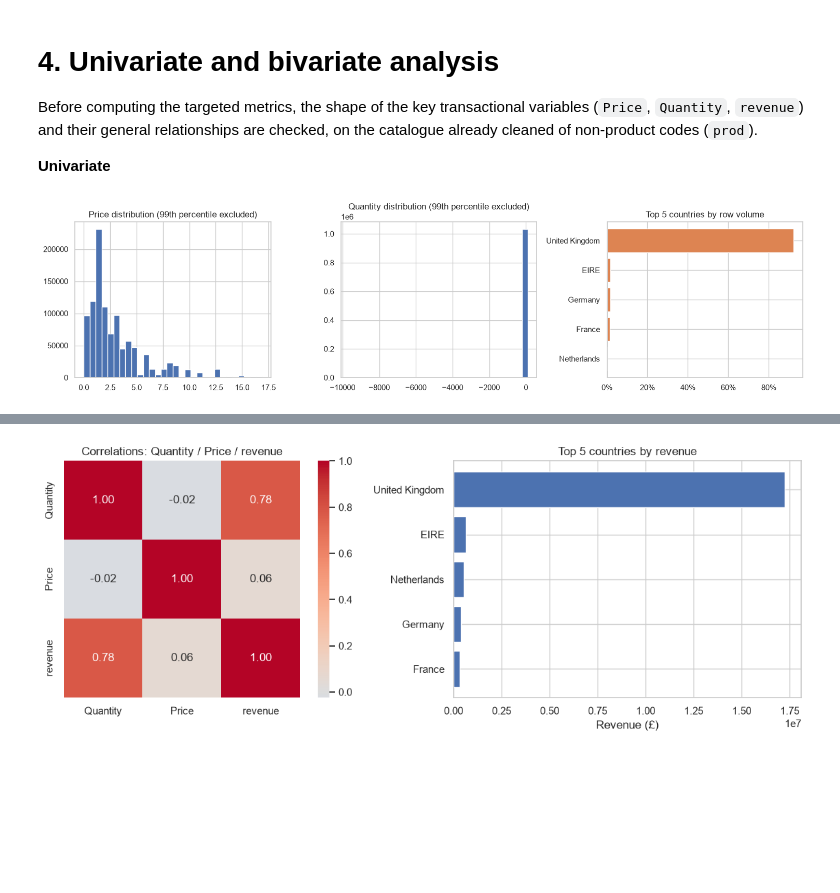
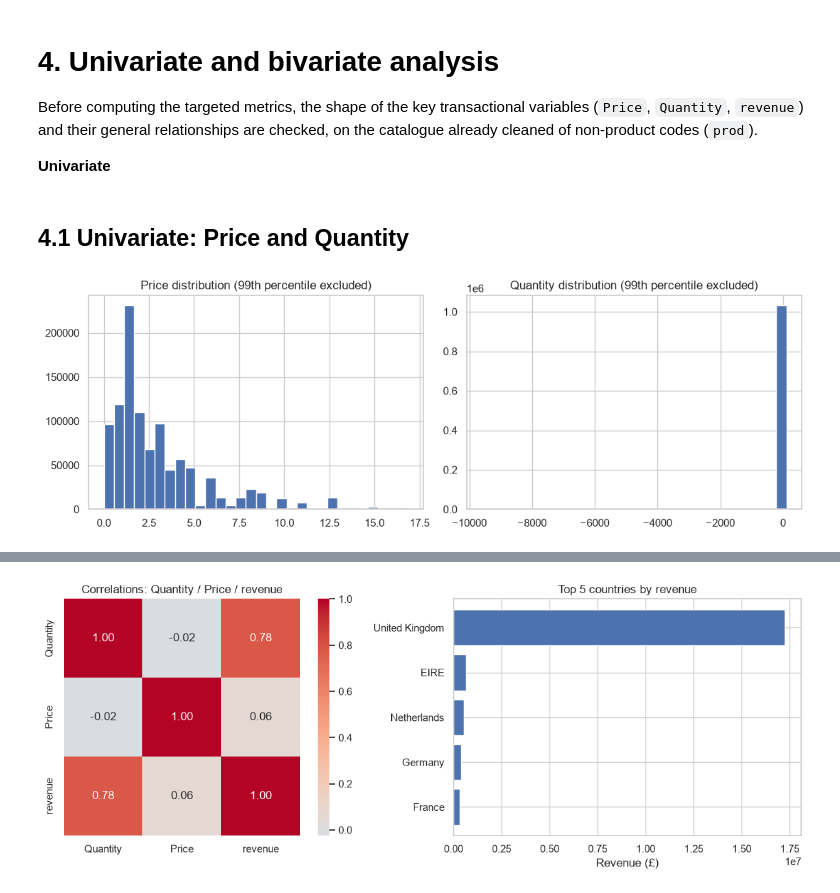
Before and after one commit to juliettebm/customer-analytics-retail, a Jupyter notebook: notebooks/06_catalog_quality.ipynb, the cells around one changed output, grey strips where cells are left out. Saved outputs shown, nothing was run; the diff lists cells and outputs as text; code cells hidden in the pictures; blank space fills up the shorter version.

```diff
--- a/notebooks/06_catalog_quality.ipynb
+++ b/notebooks/06_catalog_quality.ipynb
@@ -123,14 +139,5 @@ Four findings, each quantified in lines and codes affected.
 # %%
-# Q1: non-product codes mixed into the catalogue.
-# List built by inspecting the label of every code that does not follow the standard format
-# (5 digits) rather than guessing from the format alone: DCGS*, gift_0001_*, PADS, SP1002
-# turned out to be real products once the labels were checked, so they are kept.
-NON_PRODUCT_CODES = ["ADJUST", "ADJUST2", "AMAZONFEE", "B", "BANK CHARGES", "C2", "C3",
-                      "CRUK", "D", "DOT", "GIFT", "M", "m", "POST", "S", "TEST001", "TEST002"]
+non_product_ref = pd.read_csv("../data/processed/non_product_codes.csv")
+NON_PRODUCT_CODES = non_product_ref.loc[non_product_ref["NP"], "StockCode"].tolist()
 
 n_non_product_rows = df["StockCode"].isin(NON_PRODUCT_CODES).sum()
-display(Markdown(
-    f"**Q1** {len(NON_PRODUCT_CODES)} codes confirmed as non-products (adjustments, fees, postage, "
-    f"donations, tests), covering {n_non_product_rows} rows ({n_non_product_rows/len(df):.1%}) to exclude "
-    f"from any product performance figure."
-))
@@ -174,24 +221,21 @@ quality_report
 Before computing the targeted metrics, the shape of the key transactional variables (`Price`, `Quantity`, `revenue`) and their general relationships are checked, on the catalogue already cleaned of non-product codes (`prod`).
 
 **Univariate**
+# %% [markdown]
+## 4.1 Univariate: Price and Quantity
 # %%
 sold = prod.loc[~prod["is_cancel"]]
 
-fig, axes = plt.subplots(1, 3, figsize=(15, 4))
+fig, axes = plt.subplots(1, 2, figsize=(11, 4))
 
 axes[0].hist(sold.loc[sold["Price"] < sold["Price"].quantile(0.99), "Price"], bins=30, color="#4C72B0")
 axes[0].set_title("Price distribution (99th percentile excluded)")
 
 axes[1].hist(sold.loc[sold["Quantity"] < sold["Quantity"].quantile(0.99), "Quantity"], bins=30, color="#4C72B0")
 axes[1].set_title("Quantity distribution (99th percentile excluded)")
 
-top_countries = sold["Country"].value_counts(normalize=True).head(5)
-axes[2].barh(top_countries.index[::-1], top_countries.values[::-1], color="#DD8452")
-axes[2].xaxis.set_major_formatter(mtick.PercentFormatter(xmax=1))
-axes[2].set_title("Top 5 countries by row volume")
-
 plt.tight_layout()
-plt.savefig("../reports/univariate_distributions.png", dpi=150)
+plt.savefig("../reports/univariate_price_quantity.png", dpi=150)
 plt.show()
 # %% [output]
-[figure, old version]
+[figure, new version]
```
Also changed, not shown: parts of 30 cells of this notebook, 5 other files.
